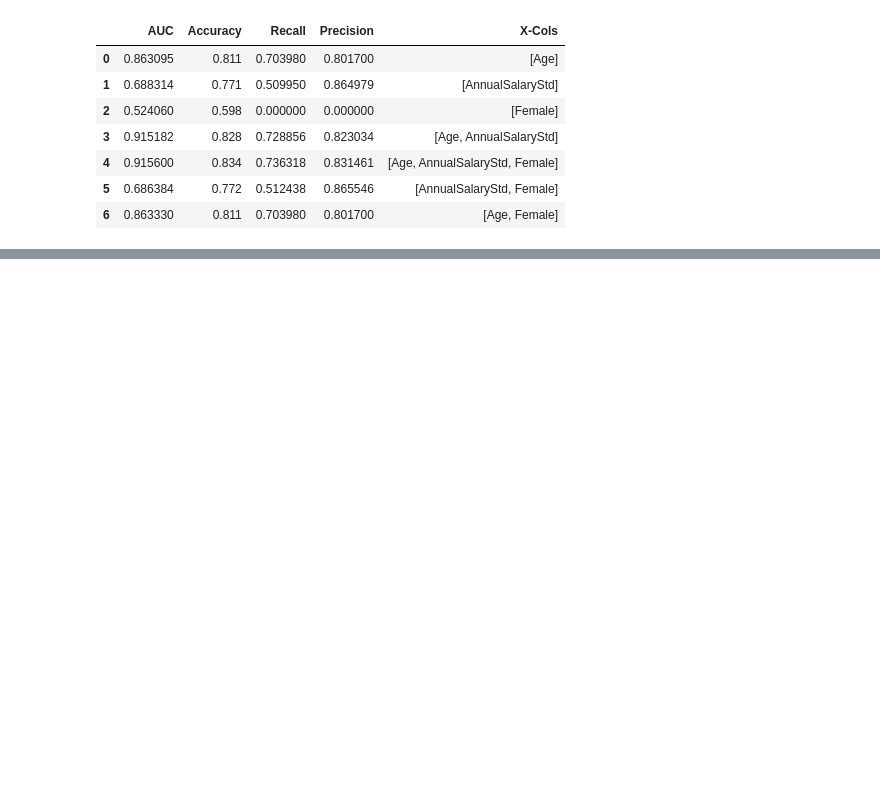
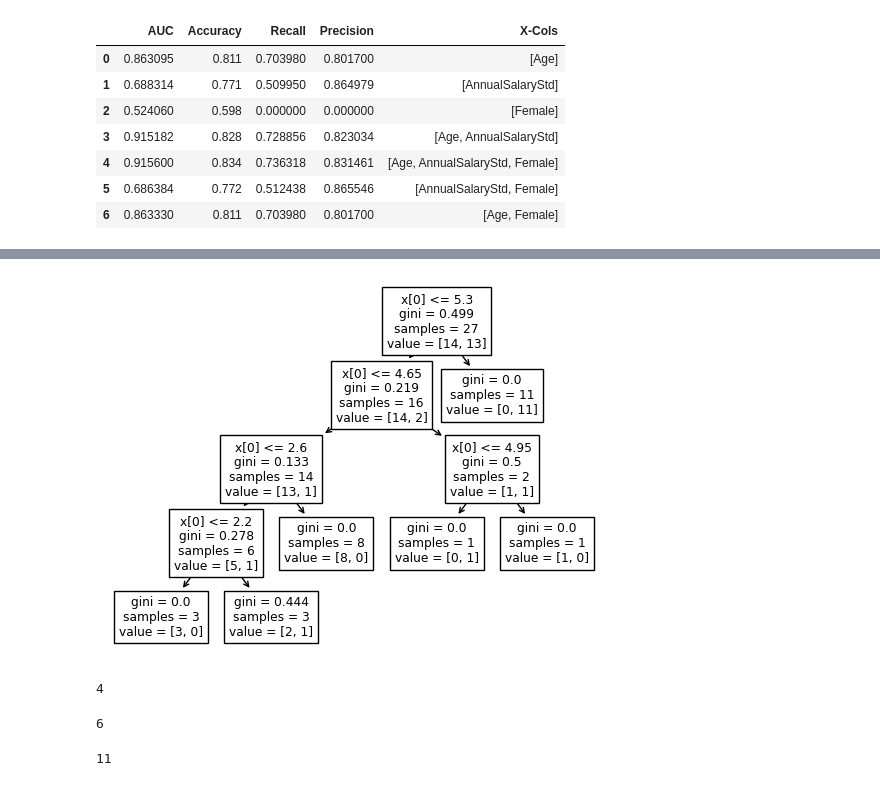
Before and after one commit to TheMarqueeGroup/JPM_DS_Apr2024, a Jupyter notebook: day3_notes.ipynb, the cells around one changed output, grey strips where cells are left out. Cells and saved outputs as stored; diff of their text form; code cells hidden in the pictures; blank space fills up the shorter version.

```diff
--- a/day3_notes.ipynb
+++ b/day3_notes.ipynb
@@ -596,0 +675,3 @@ results_summary
+# %%
+df = pd.read_csv('ExData/score.csv')
+df['Outcome'] = np.where(df['Scores'] >= 50, 1, 0)
@@ -596,0 +684,5 @@ results_summary
+# %%
+X = df[['Hours']]
+y = df['Outcome']
+clf = tree.DecisionTreeClassifier(random_state=0)
+clf.fit(X,y)
@@ -596,0 +704,17 @@ results_summary
+# %%
+tree.plot_tree(clf)
+plt.show()
+# %% [output]
+[figure, added]
+# %%
+clf.get_depth()
+# %% [output]
+4
+# %%
+clf.get_n_leaves()
+# %% [output]
+6
+# %%
+clf.tree_.node_count
+# %% [output]
+11
```
Also changed, not shown: parts of 33 cells of this notebook.
